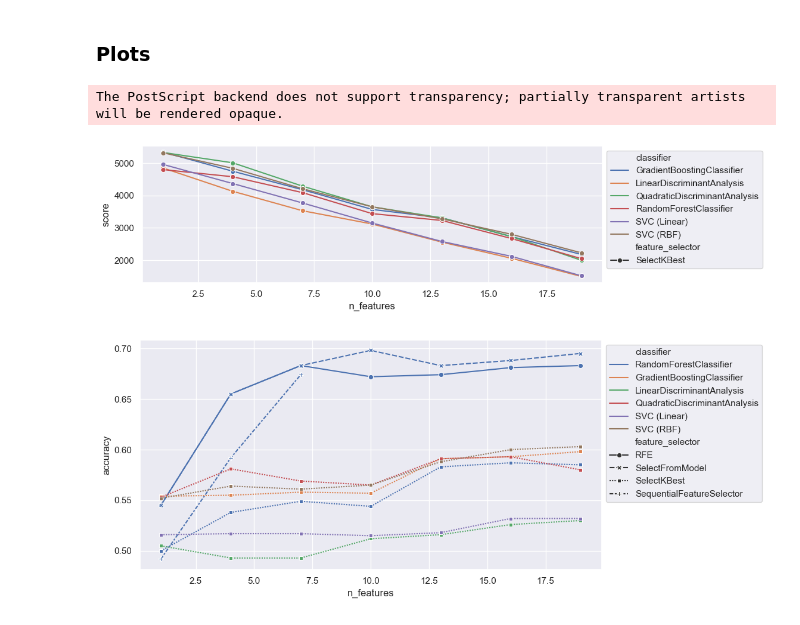
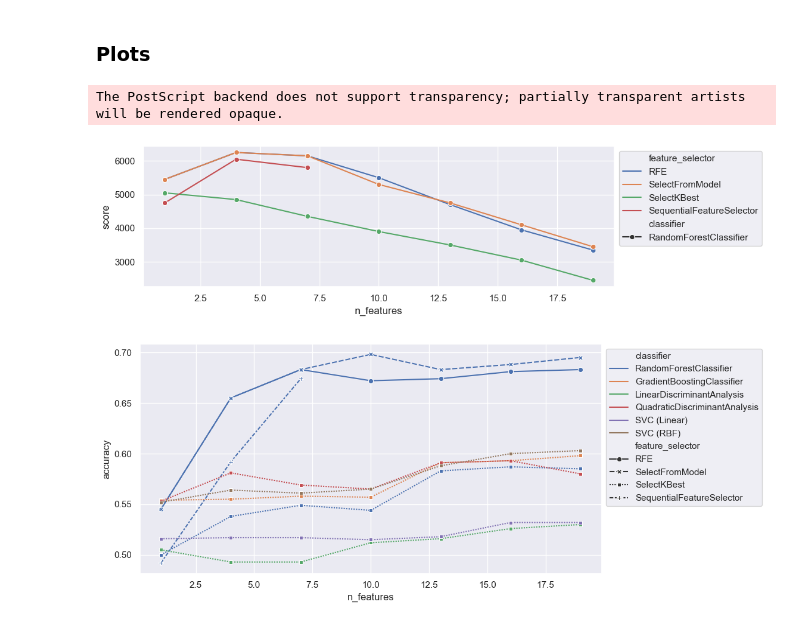
Before and after one commit to bieleckipiotr/AML-project2, a Jupyter notebook: code/evaluation.ipynb, the cells around one changed output. Drawn from its saved outputs; the diff is of its cells as text; code cells hidden in the pictures.

Commit message:
Fix score values for preliminary plots

```diff
--- a/code/evaluation.ipynb
+++ b/code/evaluation.ipynb
@@ -22,7 +23,7 @@ def get_method_name(row):
     return "SVC (Linear)"
 # %%
 results["score"] = results.apply(
-    lambda x: 10_000 * x.accuracy - 200 * x.n_features, axis=1
+    lambda x: 10_000 * x.accuracy_top_20pc - 200 * x.n_features, axis=1
 )
 
 results["classifier"] = results.apply(get_method_name, axis=1)
@@ -46,32 +47,30 @@ best_by_score = (
 
 best_by_score.sort_values("score", ascending=False).head(10)
 
-preliminary_clf = best_by_score[best_by_score["feature_selector"] == "SelectKBest"]
-preliminary_fs = best_by_score[best_by_score["classifier"] == "RandomForestClassifier"]
-
-plot_df = preliminary_clf
+# plot_df = best_by_score[best_by_score["feature_selector"] == "SelectKBest"]
+plot_df = best_by_score[best_by_score["classifier"] == "RandomForestClassifier"]
 # %% [markdown]
 ### Plots
 # %%
 plt.figure(figsize=(10, 3))
 ax = sns.lineplot(
     data=plot_df,
     x="n_features",
     y="score",
-    hue="classifier",
-    # style="classifier",
-    style="feature_selector",
-    # hue="feature_selector",
+    # hue="classifier",
+    style="classifier",
+    # style="feature_selector",
+    hue="feature_selector",
     markers=True,
 )
 sns.move_legend(ax, "upper left", bbox_to_anchor=(1, 1))
 
-plt.savefig(f"../report/preliminary_clf.eps", bbox_inches="tight")
+plt.savefig(f"../report/preliminary_fs.eps", bbox_inches="tight")
 
 plt.show()
 # %% [output]
 The PostScript backend does not support transparency; partially transparent artists will be rendered opaque.
-[figure, old version]
+[figure, new version]
 # %%
 best_by_acc = (
     results.sort_values("accuracy", ascending=False)
```
Also changed, not shown: parts of 2 cells of this notebook, 2 other files.
